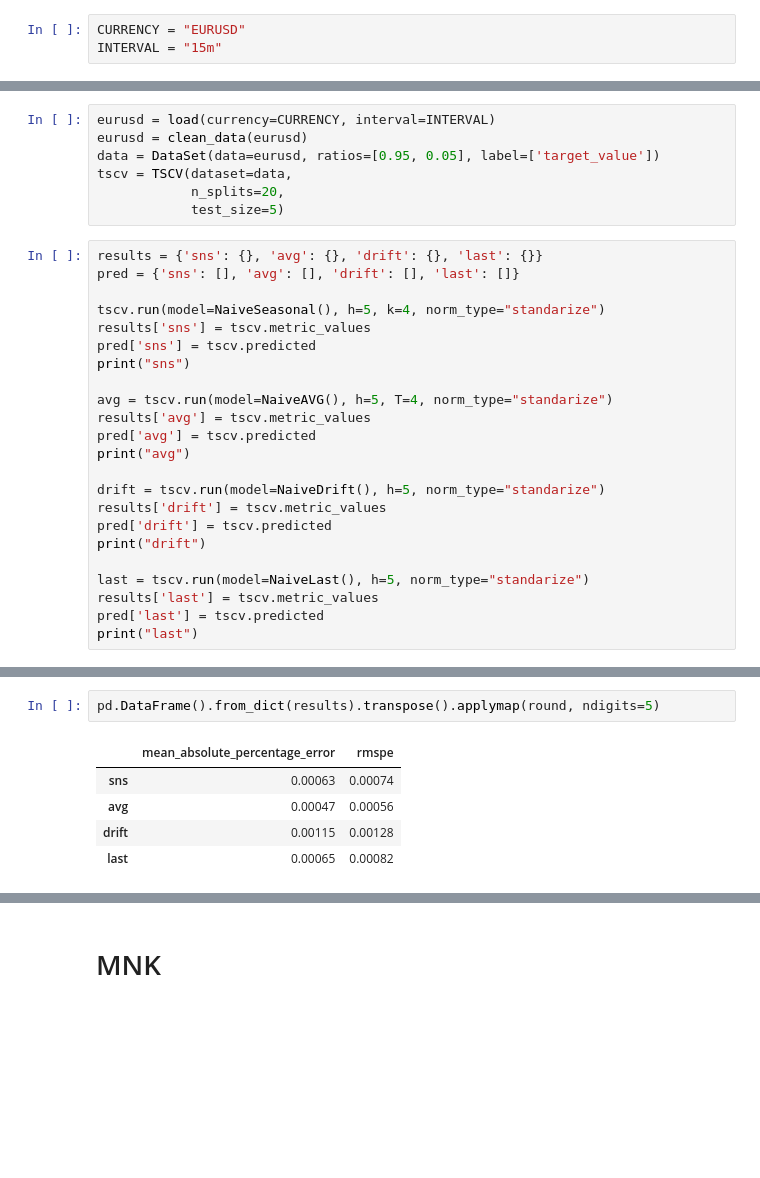
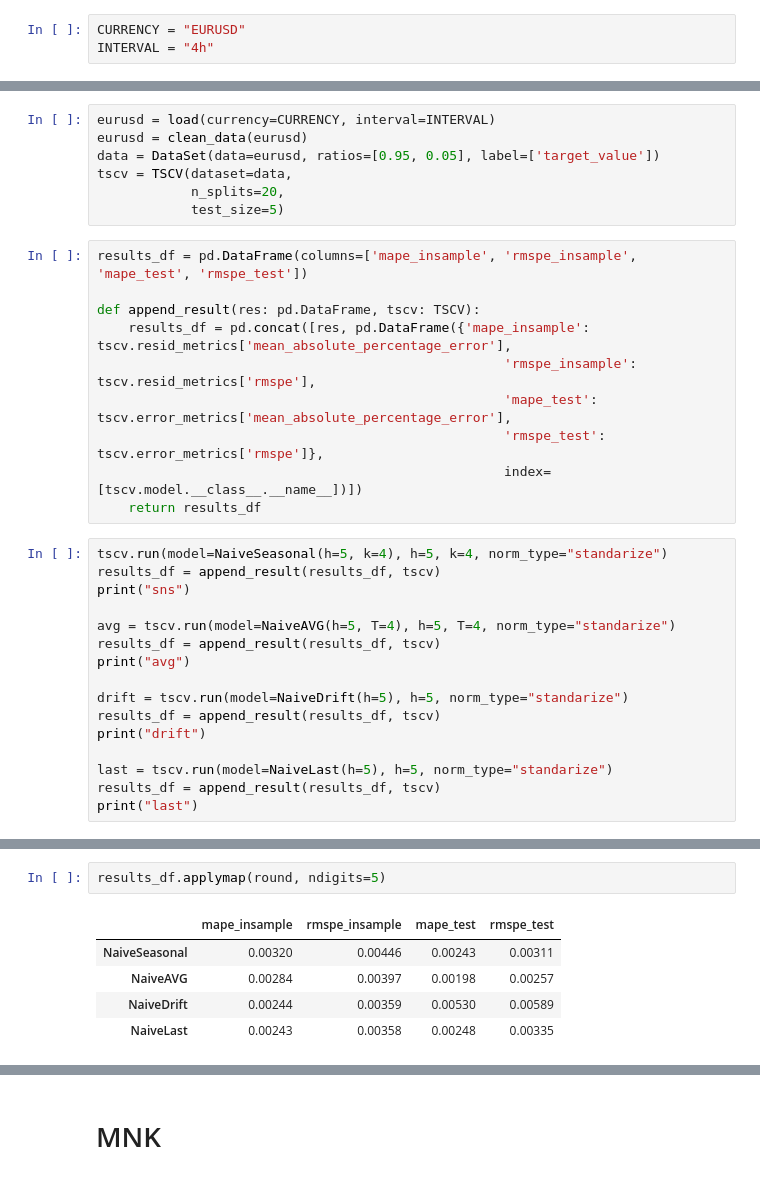
Before and after one commit to sebastiansukiennik01/ForexForecasting, a Jupyter notebook: chapter_3_3.ipynb, the cells around one changed output, grey strips where cells are left out. Cells and saved outputs as stored; diff of their text form; blank space fills up the shorter version.

Commit message:
Implement calculating error statistics on insample set. Run ARIMA GridSearch with EURUSD on 4h timeframe

```diff
--- a/chapter_3_3.ipynb
+++ b/chapter_3_3.ipynb
@@ -20,6 +23,6 @@ pd.set_option("display.max_columns", 50)
 # %%
 CURRENCY = "EURUSD"
-INTERVAL = "15m"
+INTERVAL = "4h"
 # %% [markdown]
 ## Podział na zbiory train, test, validate
 # %%
@@ -35,27 +38,30 @@ data = DataSet(data=eurusd, ratios=[0.95, 0.05], label=['target_value'])
 tscv = TSCV(dataset=data,
             n_splits=20,
             test_size=5)
+# %%
+results_df = pd.DataFrame(columns=['mape_insample', 'rmspe_insample', 'mape_test', 'rmspe_test'])
+
+def append_result(res: pd.DataFrame, tscv: TSCV):
+    results_df = pd.concat([res, pd.DataFrame({'mape_insample': tscv.resid_metrics['mean_absolute_percentage_error'],
+                                                    'rmspe_insample': tscv.resid_metrics['rmspe'],
+                                                    'mape_test': tscv.error_metrics['mean_absolute_percentage_error'],
+                                                    'rmspe_test': tscv.error_metrics['rmspe']},
+                                                    index=[tscv.model.__class__.__name__])])
+    return results_df
 # %%
-results = {'sns': {}, 'avg': {}, 'drift': {}, 'last': {}}
-pred = {'sns': [], 'avg': [], 'drift': [], 'last': []}
-
-tscv.run(model=NaiveSeasonal(), h=5, k=4, norm_type="standarize")
-results['sns'] = tscv.metric_values
-pred['sns'] = tscv.predicted
+tscv.run(model=NaiveSeasonal(h=5, k=4), h=5, k=4, norm_type="standarize")
+results_df = append_result(results_df, tscv)
 print("sns")
 
-avg = tscv.run(model=NaiveAVG(), h=5, T=4, norm_type="standarize")
-results['avg'] = tscv.metric_values
-pred['avg'] = tscv.predicted
+avg = tscv.run(model=NaiveAVG(h=5, T=4), h=5, T=4, norm_type="standarize")
+results_df = append_result(results_df, tscv)
 print("avg")
 
-drift = tscv.run(model=NaiveDrift(), h=5, norm_type="standarize")
-results['drift'] = tscv.metric_values
-pred['drift'] = tscv.predicted
+drift = tscv.run(model=NaiveDrift(h=5), h=5, norm_type="standarize")
+results_df = append_result(results_df, tscv)
 print("drift")
 
-last = tscv.run(model=NaiveLast(), h=5, norm_type="standarize")
-results['last'] = tscv.metric_values
-pred['last'] = tscv.predicted
+last = tscv.run(model=NaiveLast(h=5), h=5, norm_type="standarize")
+results_df = append_result(results_df, tscv)
 print("last")
 # %% [output]
@@ -65,12 +84,12 @@ drift
 last
 # %%
-pd.DataFrame().from_dict(results).transpose().applymap(round, ndigits=5)
+results_df.applymap(round, ndigits=5)
 # %% [output]
-|  | mean_absolute_percentage_error | rmspe |
-| sns | 0.00063 | 0.00074 |
-| avg | 0.00047 | 0.00056 |
-| drift | 0.00115 | 0.00128 |
-| last | 0.00065 | 0.00082 |
+|  | mape_insample | rmspe_insample | mape_test | rmspe_test |
+| NaiveSeasonal | 0.00320 | 0.00446 | 0.00243 | 0.00311 |
+| NaiveAVG | 0.00284 | 0.00397 | 0.00198 | 0.00257 |
+| NaiveDrift | 0.00244 | 0.00359 | 0.00530 | 0.00589 |
+| NaiveLast | 0.00243 | 0.00358 | 0.00248 | 0.00335 |
 # %%
 label = 'target_value'
 train, test = tscv.dataset.train, tscv.dataset.test
```
Also changed, not shown: parts of 20 cells of this notebook, 8 other files.
